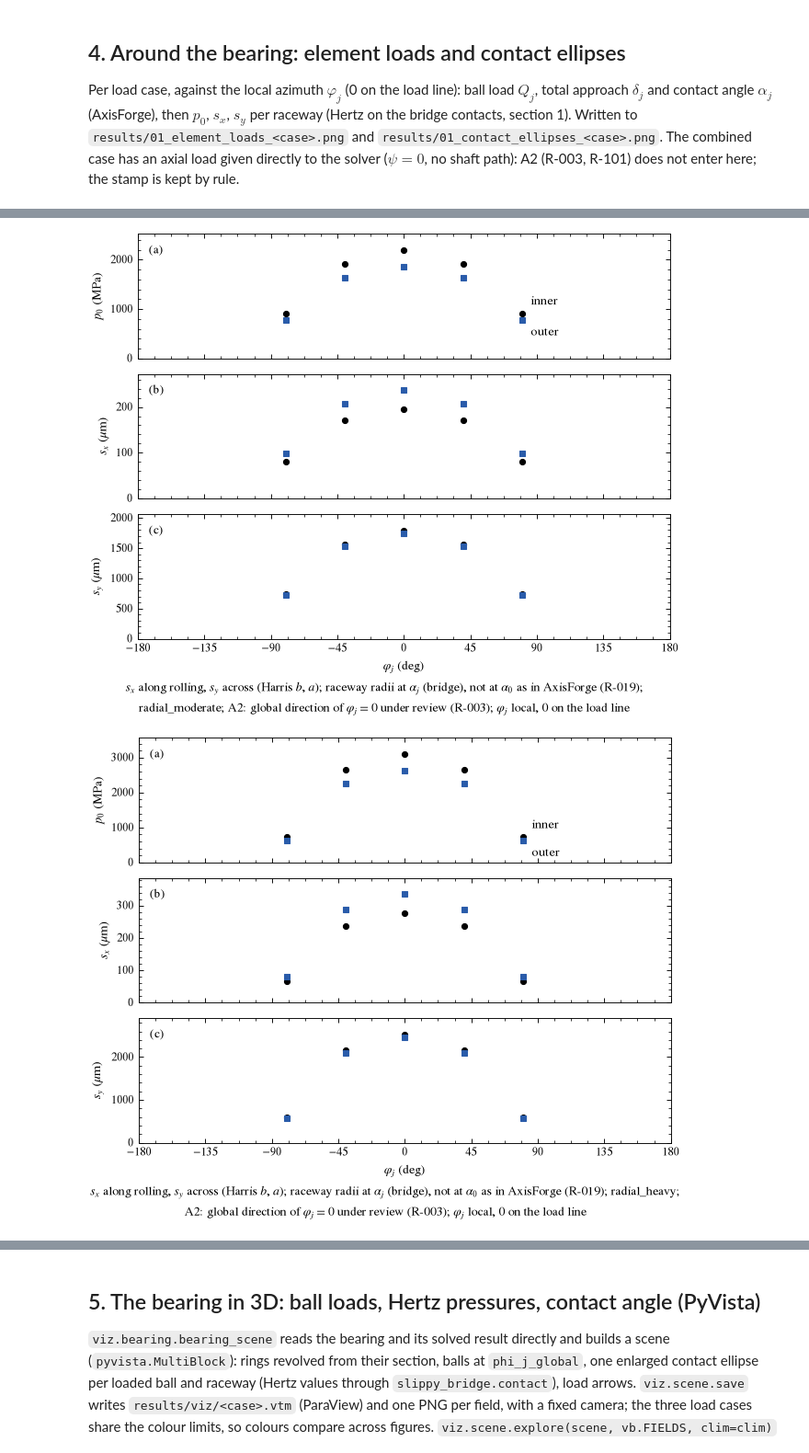
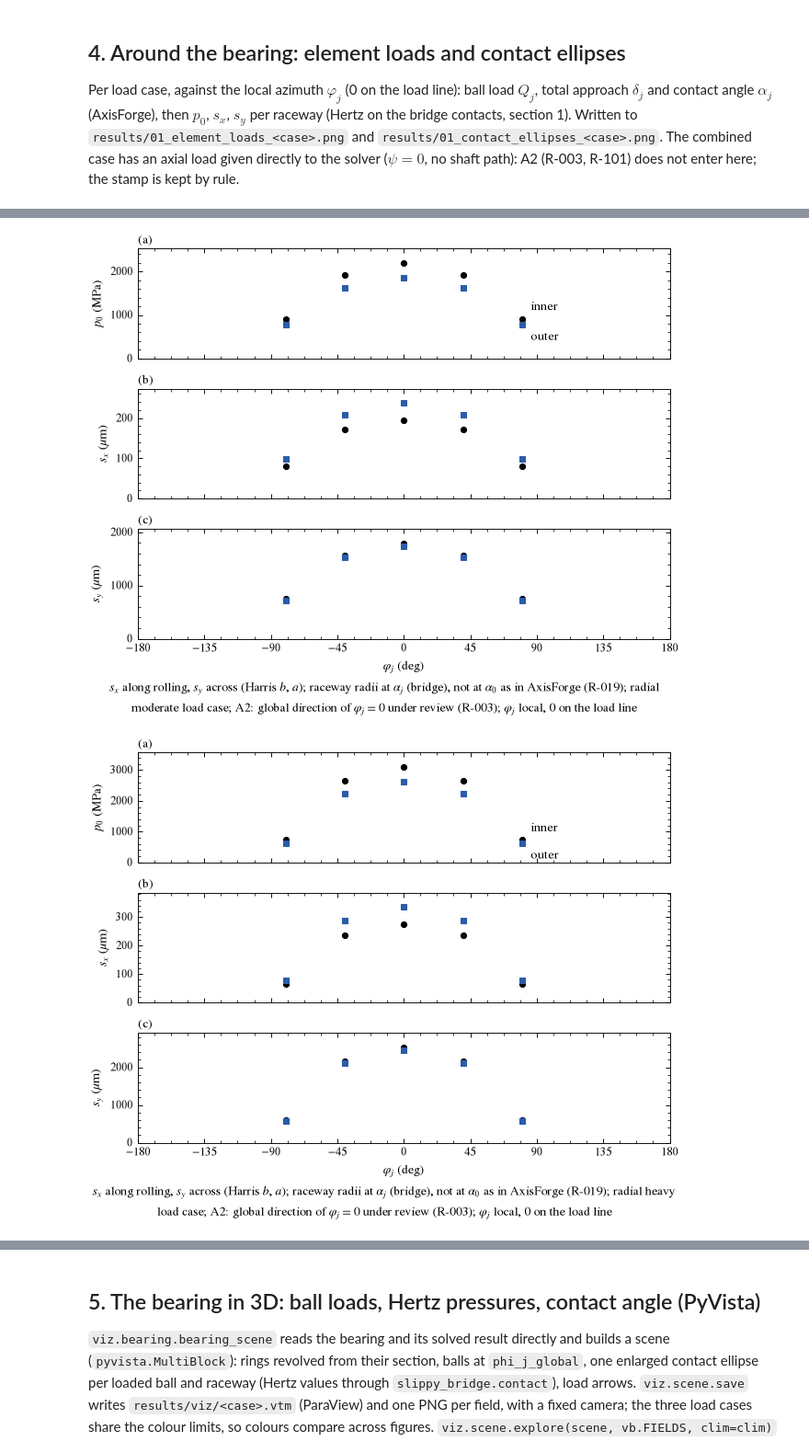
Before and after one commit to JRaposo-m/AxisForge-Design-Studies, a Jupyter notebook: validation/bearings/iso16281_ball_contact/01_contacts_vs_hertz.ipynb, the cells around one changed output, grey strips where cells are left out. Shown at 92% size. Cells and saved outputs as stored; diff of their text form; code cells hidden in the pictures.

```diff
--- a/validation/bearings/iso16281_ball_contact/01_contacts_vs_hertz.ipynb
+++ b/validation/bearings/iso16281_ball_contact/01_contacts_vs_hertz.ipynb
@@ -173,7 +173,7 @@ by rule.
 for name, recs in elements.items():
     fig = bearing_plots.element_loads([e["phi_rad"] for e in recs], [e["Q_N"] for e in recs],
                                       delta_mm=[e["delta_mm"] for e in recs], alpha_rad=[e["alpha_rad"] for e in recs],
-                                      note=f"{name}; {bearing_plots.A2_NOTE}")
+                                      note=f"{name} load case; {bearing_plots.A2_NOTE}")
     fig.savefig(RESULTS / f"01_element_loads_{name}.png")
     display(fig)
     plt.close(fig)
@@ -184,12 +184,12 @@ for name, recs in elements.items():
 # %%
 for name in elements:
     rows = [r for r in contact_records if r["case"] == name]
     fig = bearing_plots.contact_ellipses([r["phi_local_rad"] for r in rows], [r["race"] for r in rows],
                                          [r["p0_Pa"] for r in rows], [r["s_x_m"] for r in rows],
-                                         [r["s_y_m"] for r in rows], note=f"{name}; {bearing_plots.A2_NOTE}")
+                                         [r["s_y_m"] for r in rows], note=f"{name} load case; {bearing_plots.A2_NOTE}")
     fig.savefig(RESULTS / f"01_contact_ellipses_{name}.png")
     display(fig)
     plt.close(fig)
 # %% [output]
-[figure, old version]
+[figure, new version]
-[figure, old version]
+[figure, new version]
```
Also changed, not shown: parts of 2 cells of this notebook, 5 other files.
